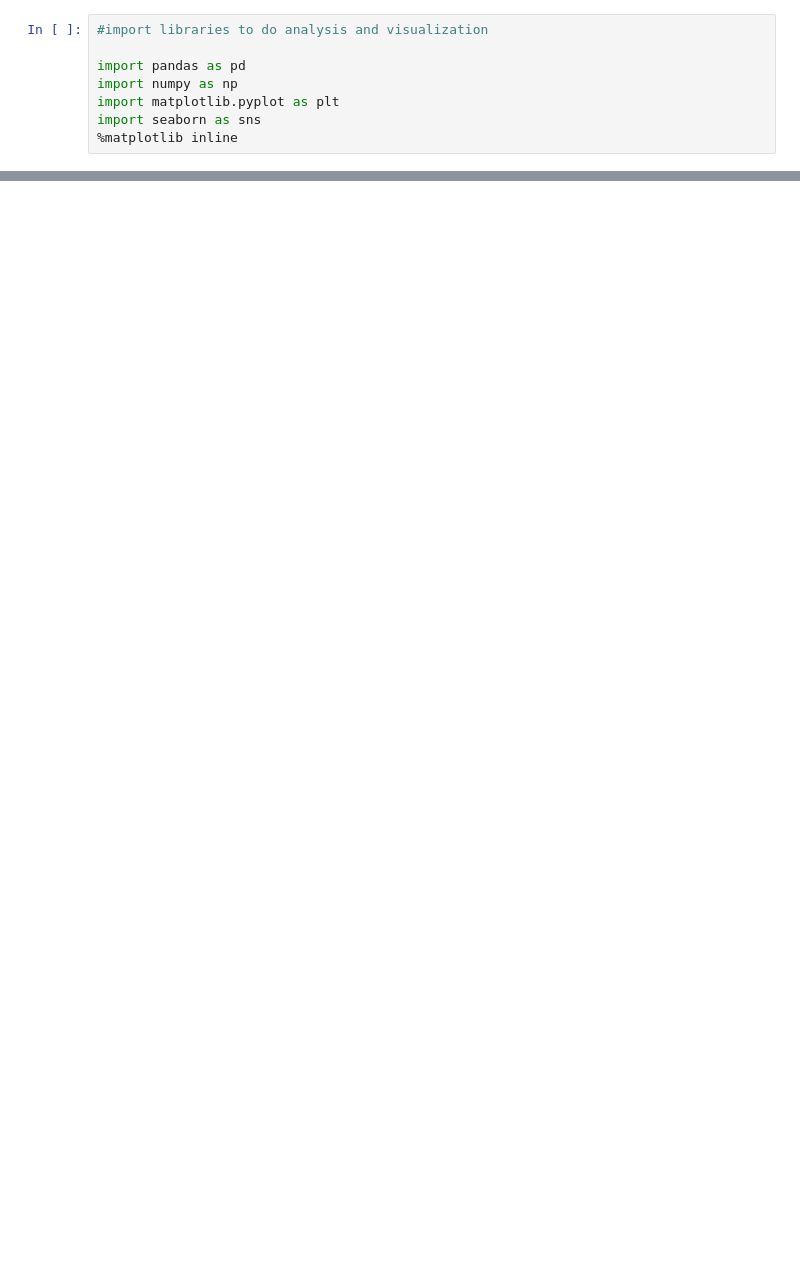
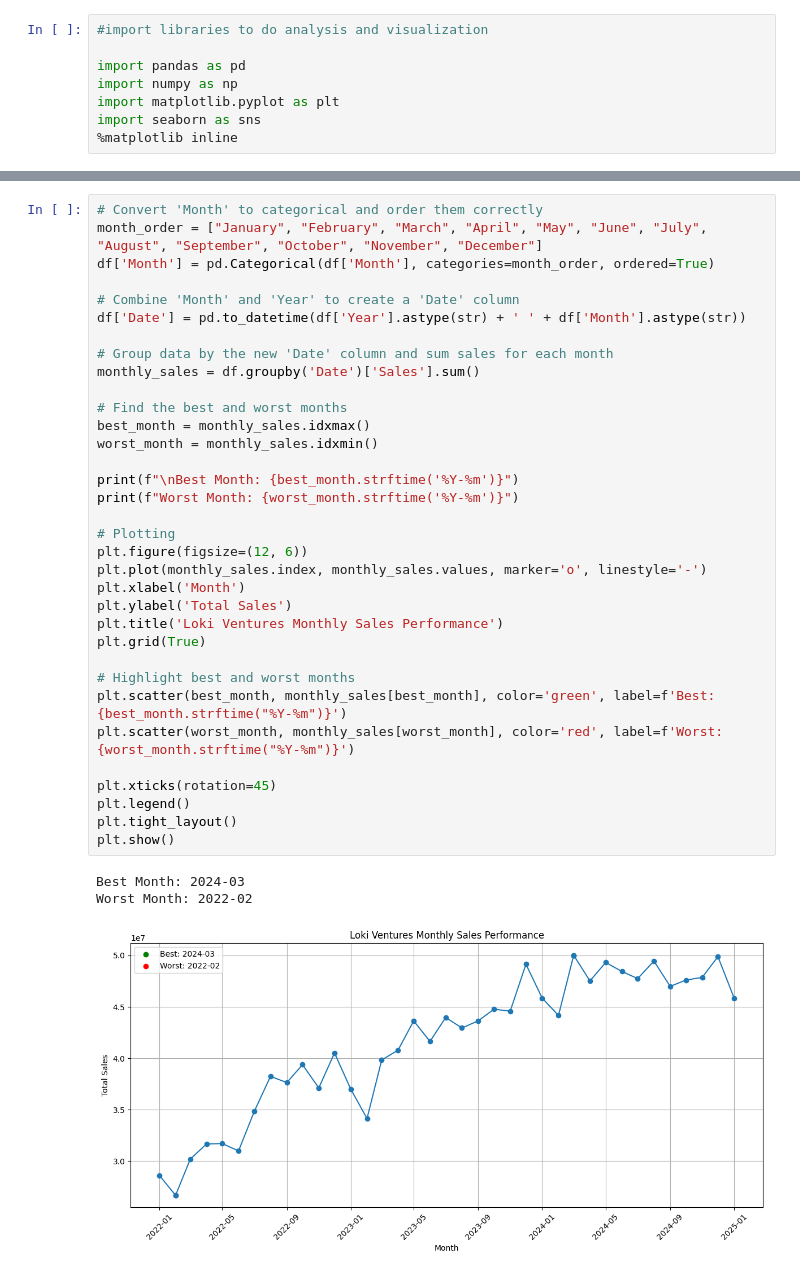
Before and after one commit to Brianmaina909/Group3, a Jupyter notebook: Majid_Analysis.ipynb, the cells around one changed output, grey strips where cells are left out. Cells and saved outputs as stored; diff of their text form; blank space fills up the shorter version.

```diff
--- a/Majid_Analysis.ipynb
+++ b/Majid_Analysis.ipynb
@@ -60,0 +339,38 @@ dtype: int64
+# %%
+# Convert 'Month' to categorical and order them correctly
+month_order = ["January", "February", "March", "April", "May", "June", "July", "August", "September", "October", "November", "December"]
+df['Month'] = pd.Categorical(df['Month'], categories=month_order, ordered=True)
+
+# Combine 'Month' and 'Year' to create a 'Date' column
+df['Date'] = pd.to_datetime(df['Year'].astype(str) + ' ' + df['Month'].astype(str))
+
+# Group data by the new 'Date' column and sum sales for each month
+monthly_sales = df.groupby('Date')['Sales'].sum()
+
+# Find the best and worst months
+best_month = monthly_sales.idxmax()
+worst_month = monthly_sales.idxmin()
+
+print(f"\nBest Month: {best_month.strftime('%Y-%m')}")
+print(f"Worst Month: {worst_month.strftime('%Y-%m')}")
+
+# Plotting
+plt.figure(figsize=(12, 6))
+plt.plot(monthly_sales.index, monthly_sales.values, marker='o', linestyle='-')
+plt.xlabel('Month')
+plt.ylabel('Total Sales')
+plt.title('Loki Ventures Monthly Sales Performance')
+plt.grid(True)
+
+# Highlight best and worst months
+plt.scatter(best_month, monthly_sales[best_month], color='green', label=f'Best: {best_month.strftime("%Y-%m")}')
+plt.scatter(worst_month, monthly_sales[worst_month], color='red', label=f'Worst: {worst_month.strftime("%Y-%m")}')
+
+plt.xticks(rotation=45)
+plt.legend()
+plt.tight_layout()
+plt.show()
+# %% [output]
+Best Month: 2024-03
+Worst Month: 2022-02
+[figure, added]
```
Also changed, not shown: parts of 12 cells of this notebook.
